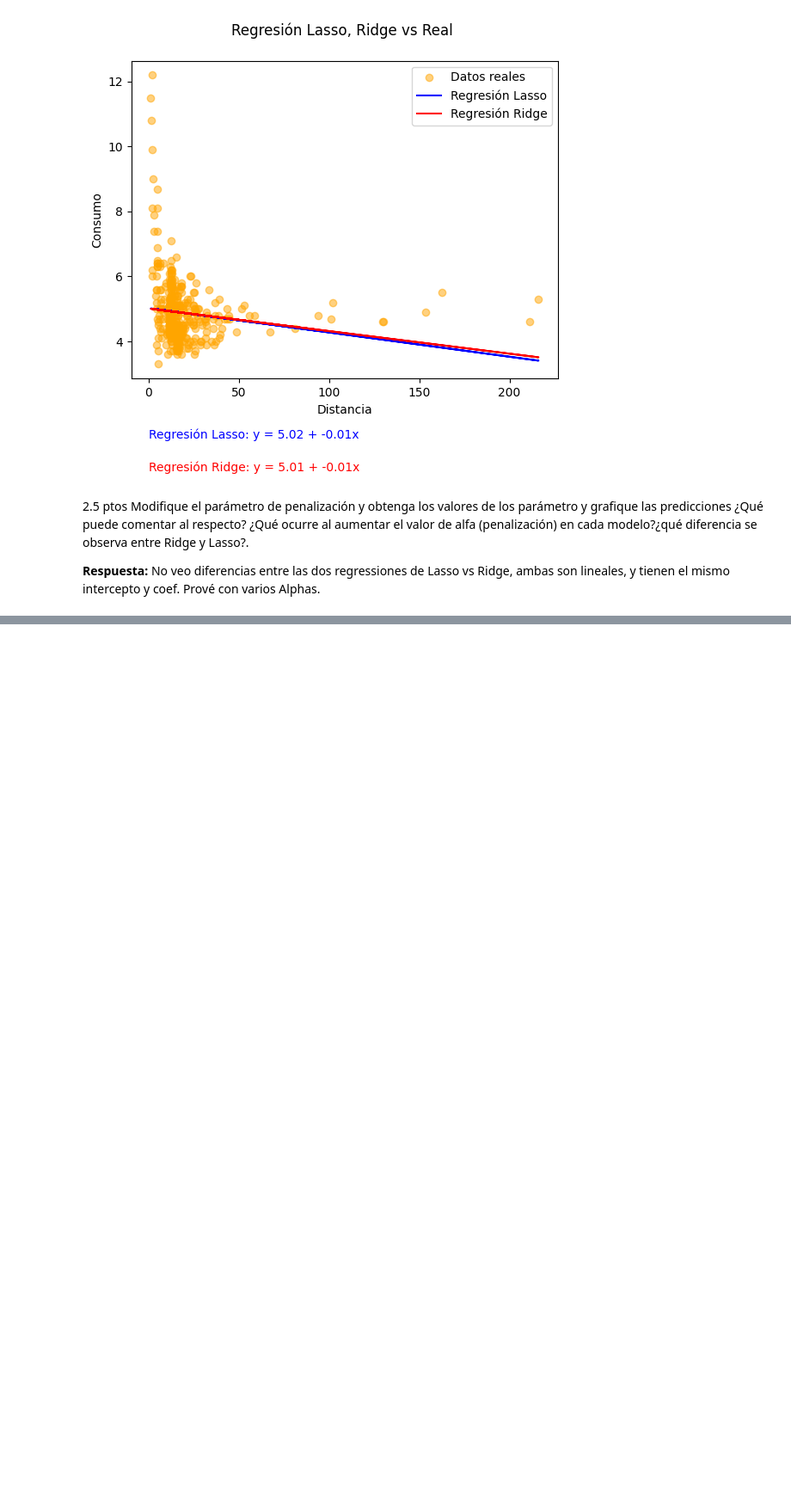
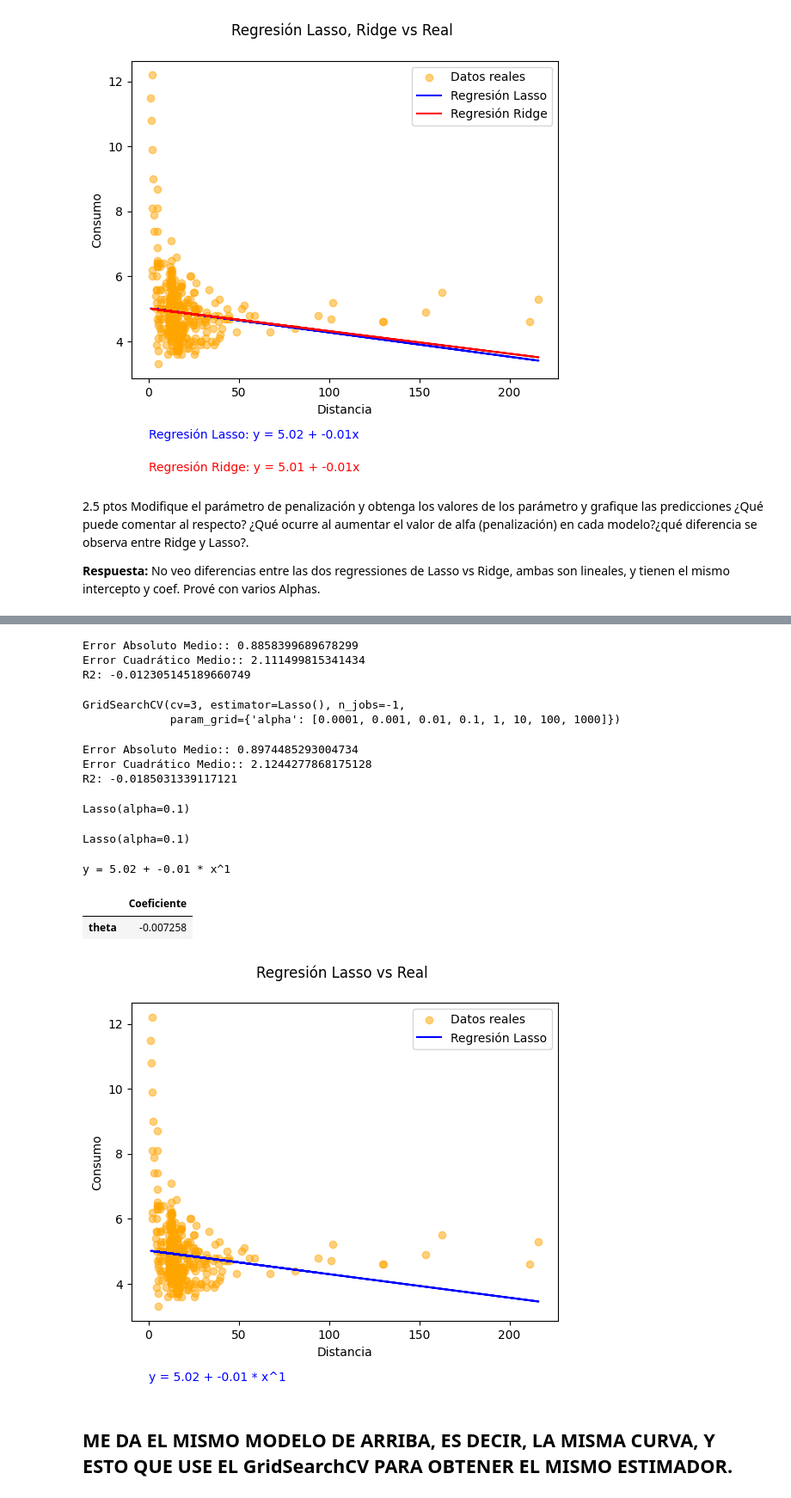
Before and after one commit to doritak/Machine-Learning, a Jupyter notebook: Actividad 2/actividad2.ipynb, the cells around one changed output, grey strips where cells are left out. Shown at 86% size. Drawn from its saved outputs; the diff is of its cells as text; code cells hidden in the pictures; blank space fills up the shorter version.

Commit message:
Lasso Reg. para ejercicios

```diff
--- a/Actividad 2/actividad2.ipynb
+++ b/Actividad 2/actividad2.ipynb
@@ -495,0 +517,66 @@ Rigde - R2:  -0.017393515524276593
+# %%
+from sklearn.metrics import mean_absolute_error, mean_squared_error, r2_score
+y_pred = lasso.predict(X_test)
+# imprimir metricas de errores
+print('Error Absoluto Medio::', mean_absolute_error(y_test, y_pred))
+print('Error Cuadrático Medio::', mean_squared_error(y_test, y_pred))
+print('R2:', r2_score(y_test, y_pred))
+# %% [output]
+Error Absoluto Medio:: 0.8858399689678299
+Error Cuadrático Medio:: 2.111499815341434
+R2: -0.012305145189660749
+# %%
+from sklearn.model_selection import GridSearchCV
+param_grid = {'alpha': [0.0001, 0.001, 0.01, 0.1, 1, 10, 100, 1000]} # valores de alpha a probar
+lasso_cv = GridSearchCV(lasso, param_grid, cv=3, n_jobs=-1) # cross validation de 3 folds
+lasso_cv.fit(X_train, y_train)
+# %% [output]
+GridSearchCV(cv=3, estimator=Lasso(), n_jobs=-1,
+             param_grid={'alpha': [0.0001, 0.001, 0.01, 0.1, 1, 10, 100, 1000]})
+# %%
+y_pred2 = lasso_cv.predict(X_test)
+# imprimir metricas de errores
+print('Error Absoluto Medio::', mean_absolute_error(y_test, y_pred2))
+print('Error Cuadrático Medio::', mean_squared_error(y_test, y_pred2))
+print('R2:', r2_score(y_test, y_pred2))
+# %% [output]
+Error Absoluto Medio:: 0.8974485293004734
+Error Cuadrático Medio:: 2.1244277868175128
+R2: -0.0185031339117121
+# %%
+lasso_cv.best_estimator_ # mejor valor de alpha
+# %% [output]
+Lasso(alpha=0.1)
+# %%
+lasso_mejor = Lasso(alpha=0.1)
+lasso_mejor.fit(X_train, y_train)
+# %% [output]
+Lasso(alpha=0.1)
+# %%
+y_pred2 = lasso_mejor.predict(X_test)
+l_incept = lasso_mejor.intercept_ # intercepto
+l_coef = lasso_mejor.coef_ # coeficientes de las variables
+titulo = f"y = {l_incept:.2f} " # string para el titulo
+for i in range(len(l_coef)):
+    titulo += f"+ {l_coef[i]:.2f} * x^{i+1} "
+print(titulo)
+# imprimir coeficientes en un dataframe
+df_mejor = pd.DataFrame(l_coef, index=['theta'], columns=['Coeficiente'])
+df_mejor
+# %% [output]
+y = 5.02 + -0.01 * x^1
+|  | Coeficiente |
+| theta | -0.007258 |
+# %%
+plt.scatter(X, y, color='orange', alpha=0.5)
+plt.plot(X_test, y_pred2, color='blue')
+plt.xlabel("Distancia")
+plt.ylabel("Consumo")
+plt.legend(["Datos reales","Regresión Lasso"])
+plt.title("Regresión Lasso vs Real \n" )
+plt.text(0,1, titulo, fontsize=10, color='blue')
+plt.show()
+# %% [output]
+[figure, added]
+# %% [markdown]
+## ME DA EL MISMO MODELO DE ARRIBA, ES DECIR, LA MISMA CURVA, Y ESTO QUE USE EL GridSearchCV PARA OBTENER EL MISMO ESTIMADOR.
```
Also changed, not shown: parts of 3 cells of this notebook, 1 other file.
